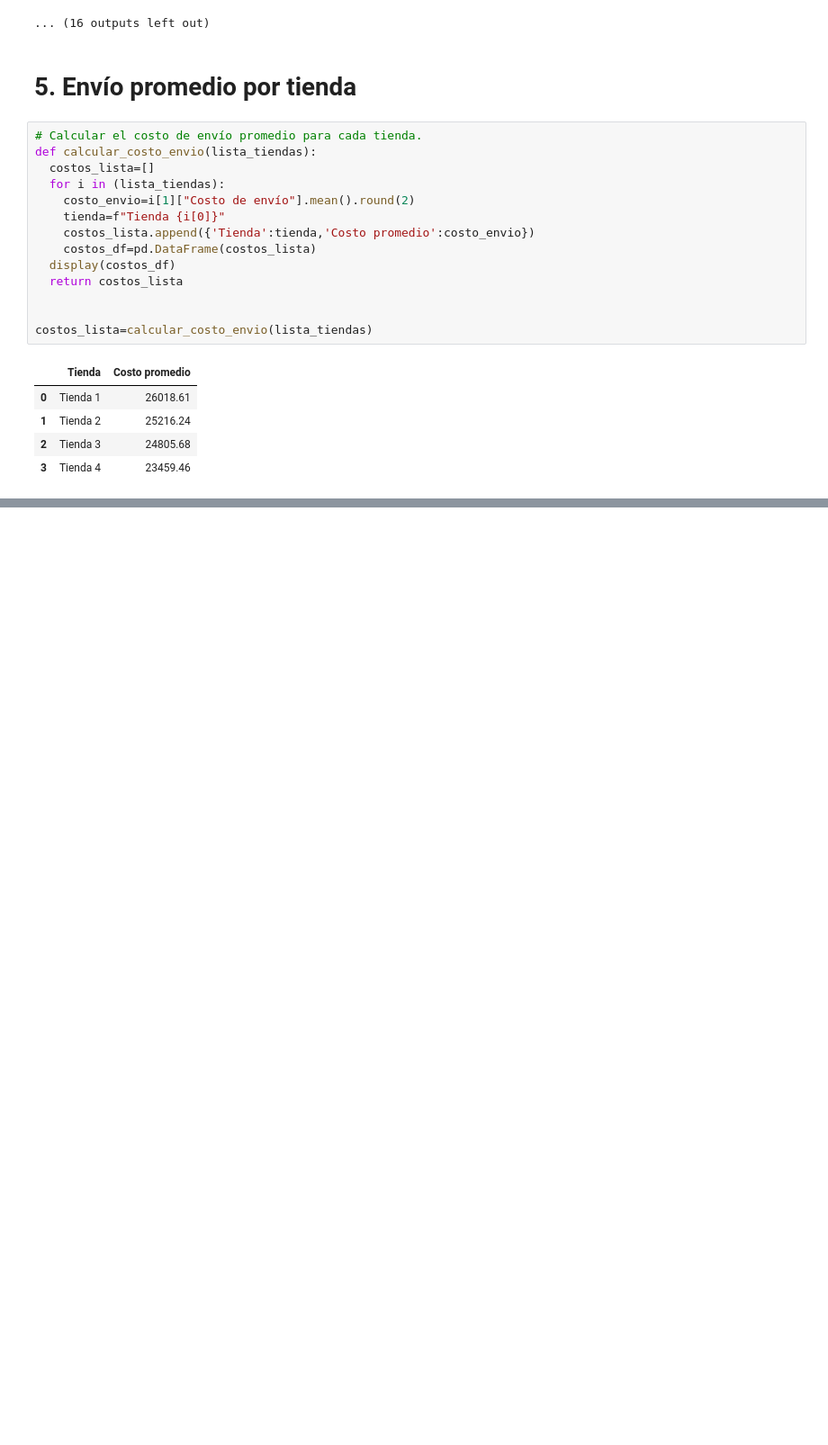
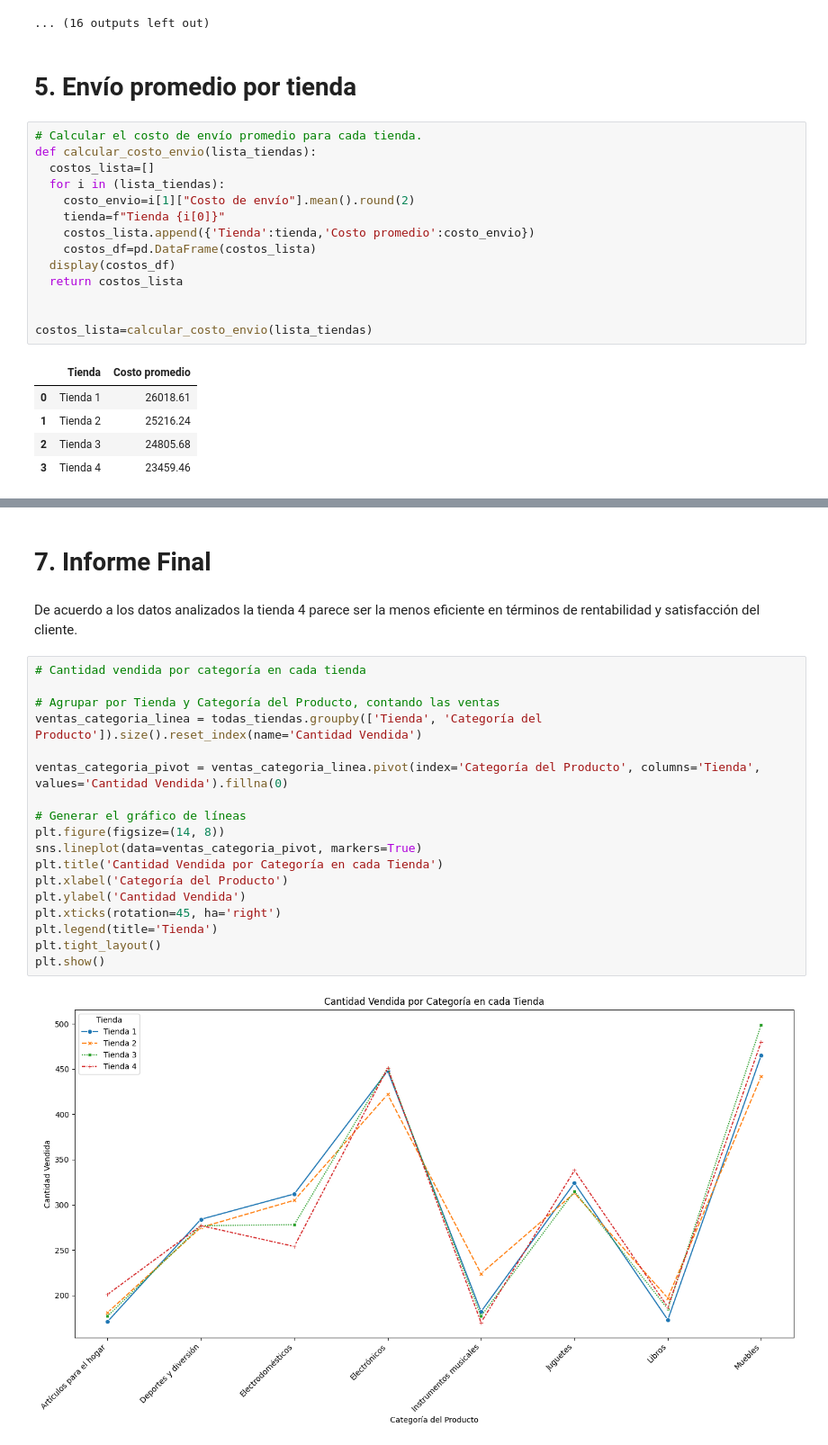
Before and after one commit to josrojas/AluraStore, a Jupyter notebook: AluraStoreLatam.ipynb, the cells around one changed output, grey strips where cells are left out. Shown: that part at 90% size. Saved outputs shown, nothing was run; the diff lists cells and outputs as text; blank space fills up the shorter version.

Commit message:
Agregado análisis ventas por ubicación, informe final y README del proyecto

```diff
--- a/AluraStoreLatam.ipynb
+++ b/AluraStoreLatam.ipynb
@@ -221,0 +317,24 @@ costos_lista=calcular_costo_envio(lista_tiendas)
+# %% [markdown]
+# 7. Informe Final
+# %% [markdown]
+De acuerdo a los datos analizados la tienda 4 parece ser la menos eficiente en términos de rentabilidad y satisfacción del cliente.
+# %%
+# Cantidad vendida por categoría en cada tienda
+
+# Agrupar por Tienda y Categoría del Producto, contando las ventas
+ventas_categoria_linea = todas_tiendas.groupby(['Tienda', 'Categoría del Producto']).size().reset_index(name='Cantidad Vendida')
+
+ventas_categoria_pivot = ventas_categoria_linea.pivot(index='Categoría del Producto', columns='Tienda', values='Cantidad Vendida').fillna(0)
+
+# Generar el gráfico de líneas
+plt.figure(figsize=(14, 8))
+sns.lineplot(data=ventas_categoria_pivot, markers=True)
+plt.title('Cantidad Vendida por Categoría en cada Tienda')
+plt.xlabel('Categoría del Producto')
+plt.ylabel('Cantidad Vendida')
+plt.xticks(rotation=45, ha='right')
+plt.legend(title='Tienda')
+plt.tight_layout()
+plt.show()
+# %% [output]
+[figure, added]
```
Also changed, not shown: parts of 7 cells of this notebook, 1 other file.
